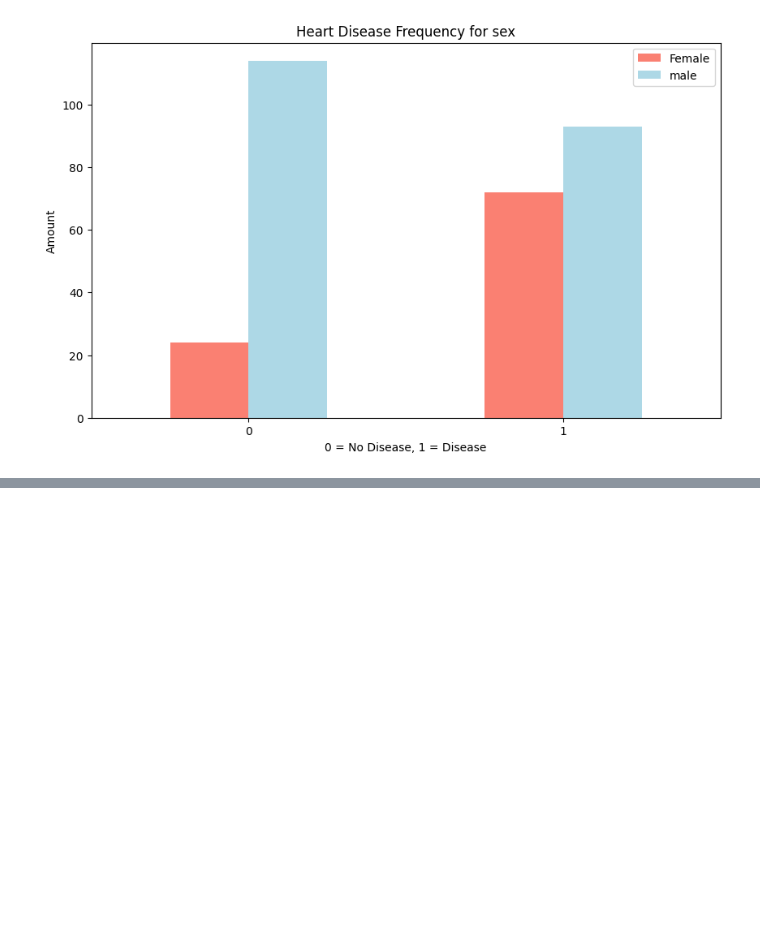
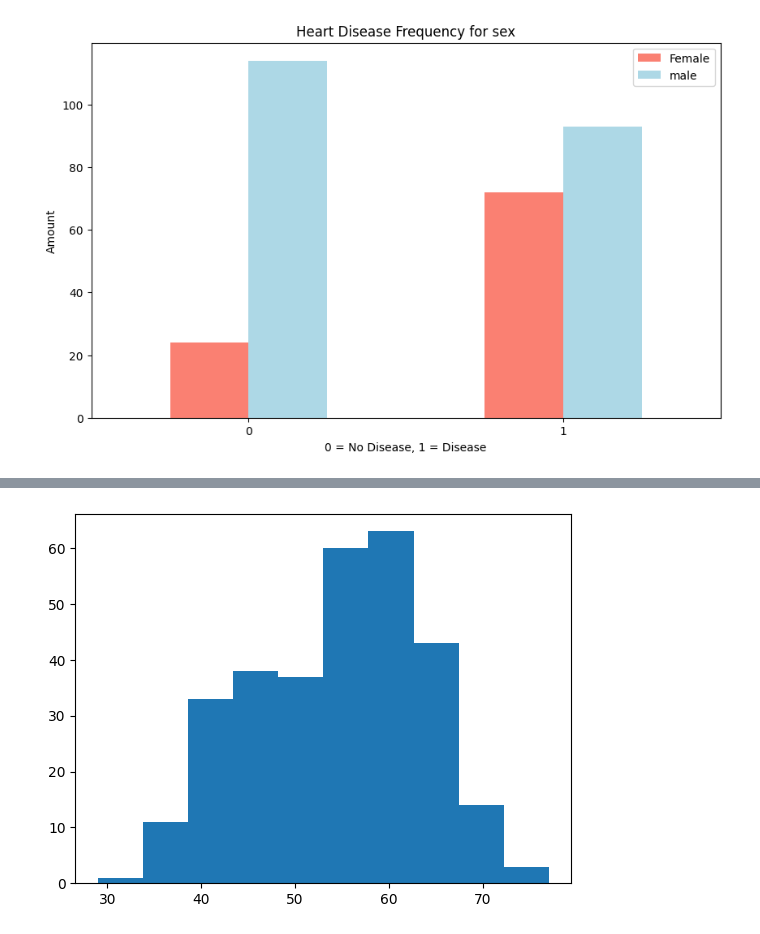
Before and after one commit to Abhi-pacific/Machine-learning-course, a Jupyter notebook: heart disease project/end_to_end_heart_disease.ipynb, the cells around one changed output, grey strips where cells are left out. Cells and saved outputs as stored; diff of their text form; code cells hidden in the pictures; blank space fills up the shorter version.

```diff
--- a/heart disease project/end_to_end_heart_disease.ipynb
+++ b/heart disease project/end_to_end_heart_disease.ipynb
@@ -154,0 +181,5 @@ plt.xticks(rotation=0);
+# %%
+# Checking the data Distribution of the Age column.
+plt.hist(df.age);
+# %% [output]
+[figure, added]
```
Also changed, not shown: parts of 7 cells of this notebook.
